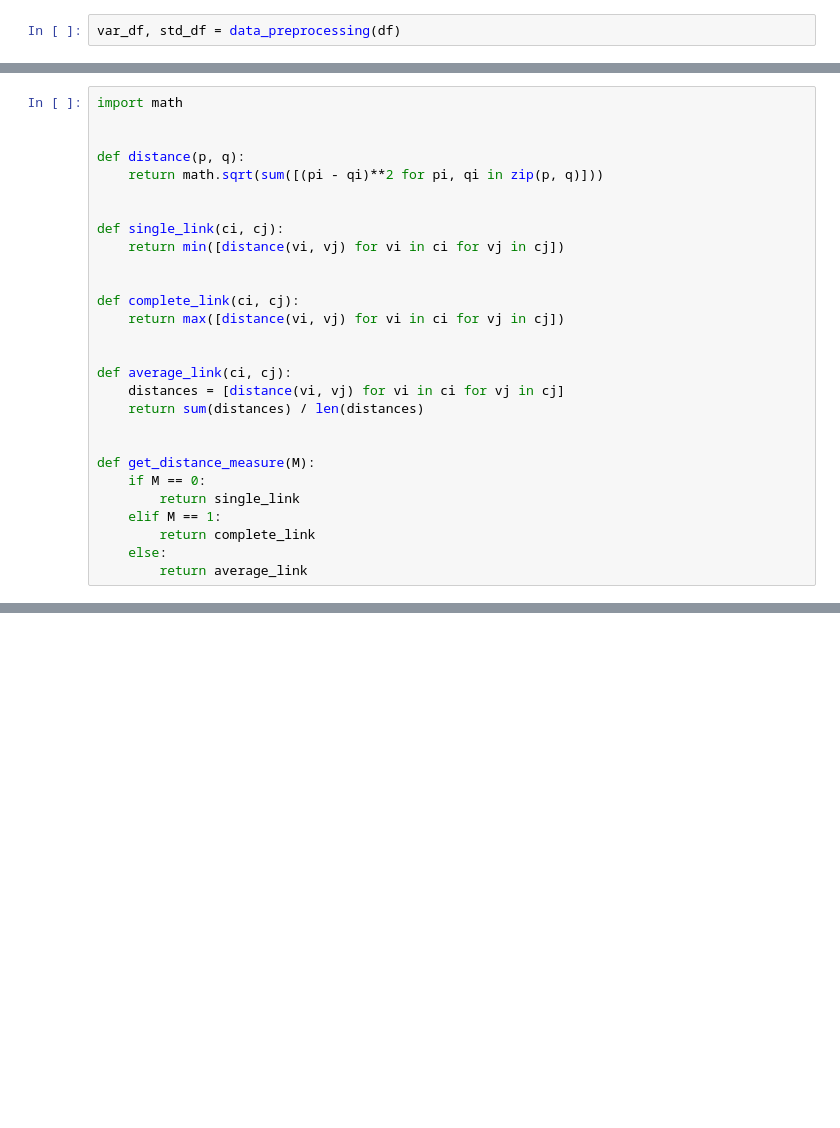
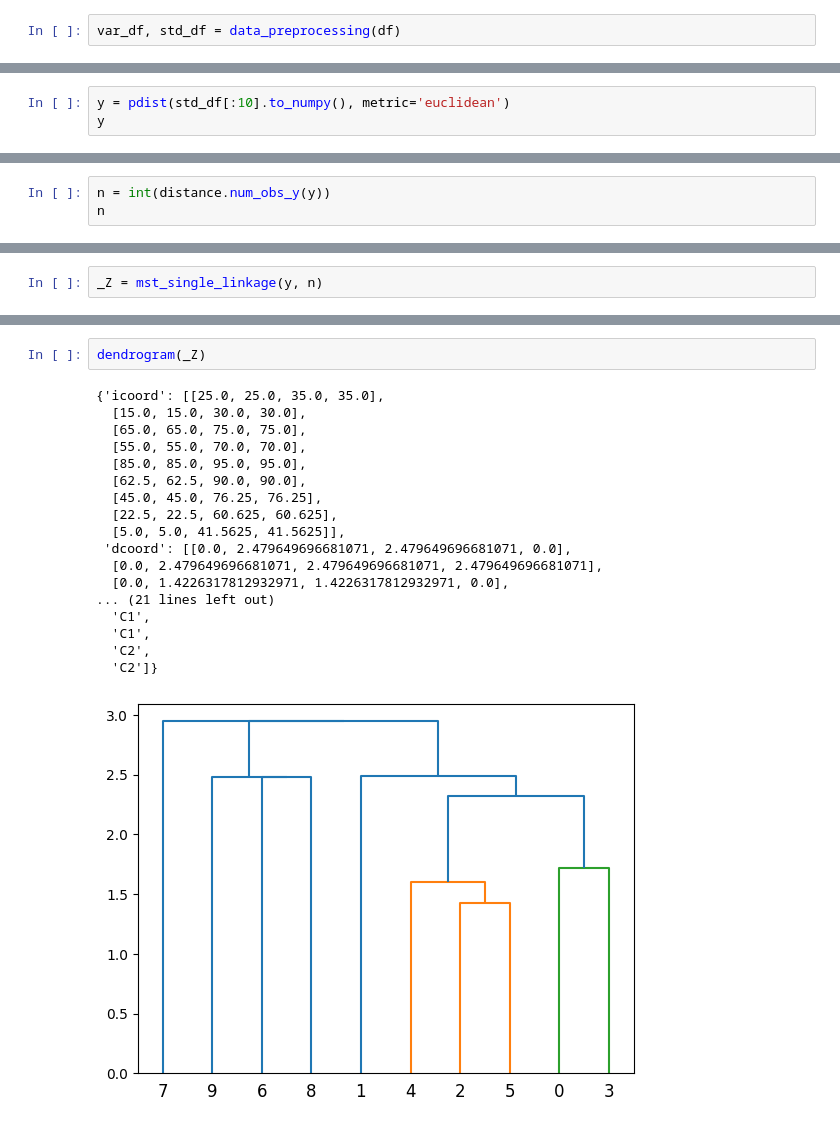
Before and after one commit to lvvittor/ml, a Jupyter notebook: tps/tp4/notebooks/hc.ipynb, the cells around one changed output, grey strips where cells are left out. Saved outputs shown, nothing was run; the diff lists cells and outputs as text; blank space fills up the shorter version.

Commit message:
feat: add linkage

```diff
--- a/tps/tp4/notebooks/hc.ipynb
+++ b/tps/tp4/notebooks/hc.ipynb
@@ -85,28 +51,0 @@ condensed_dist_matrix.shape
-# %%
-import math
-
-
-def distance(p, q):
-    return math.sqrt(sum([(pi - qi)**2 for pi, qi in zip(p, q)]))
-
-
-def single_link(ci, cj):
-    return min([distance(vi, vj) for vi in ci for vj in cj])
-
-
-def complete_link(ci, cj):
-    return max([distance(vi, vj) for vi in ci for vj in cj])
-
-
-def average_link(ci, cj):
-    distances = [distance(vi, vj) for vi in ci for vj in cj]
-    return sum(distances) / len(distances)
-
-
-def get_distance_measure(M):
-    if M == 0:
-        return single_link
-    elif M == 1:
-        return complete_link
-    else:
-        return average_link
@@ -165,0 +244,3 @@ Number of clusters: 5180
+# %%
+y = pdist(std_df[:10].to_numpy(), metric='euclidean')
+y
@@ -165,0 +257,3 @@ Number of clusters: 5180
+# %%
+n = int(distance.num_obs_y(y))
+n
@@ -176,0 +264,2 @@ plt.show()
+# %%
+_Z = mst_single_linkage(y, n)
@@ -176,0 +311,21 @@ plt.show()
+# %%
+dendrogram(_Z)
+# %% [output]
+{'icoord': [[25.0, 25.0, 35.0, 35.0],
+  [15.0, 15.0, 30.0, 30.0],
+  [65.0, 65.0, 75.0, 75.0],
+  [55.0, 55.0, 70.0, 70.0],
+  [85.0, 85.0, 95.0, 95.0],
+  [62.5, 62.5, 90.0, 90.0],
+  [45.0, 45.0, 76.25, 76.25],
+  [22.5, 22.5, 60.625, 60.625],
+  [5.0, 5.0, 41.5625, 41.5625]],
+ 'dcoord': [[0.0, 2.479649696681071, 2.479649696681071, 0.0],
+  [0.0, 2.479649696681071, 2.479649696681071, 2.479649696681071],
+  [0.0, 1.4226317812932971, 1.4226317812932971, 0.0],
+... (21 lines left out)
+  'C1',
+  'C1',
+  'C2',
+  'C2']}
+[figure, added]
```
Also changed, not shown: parts of 25 cells of this notebook.
